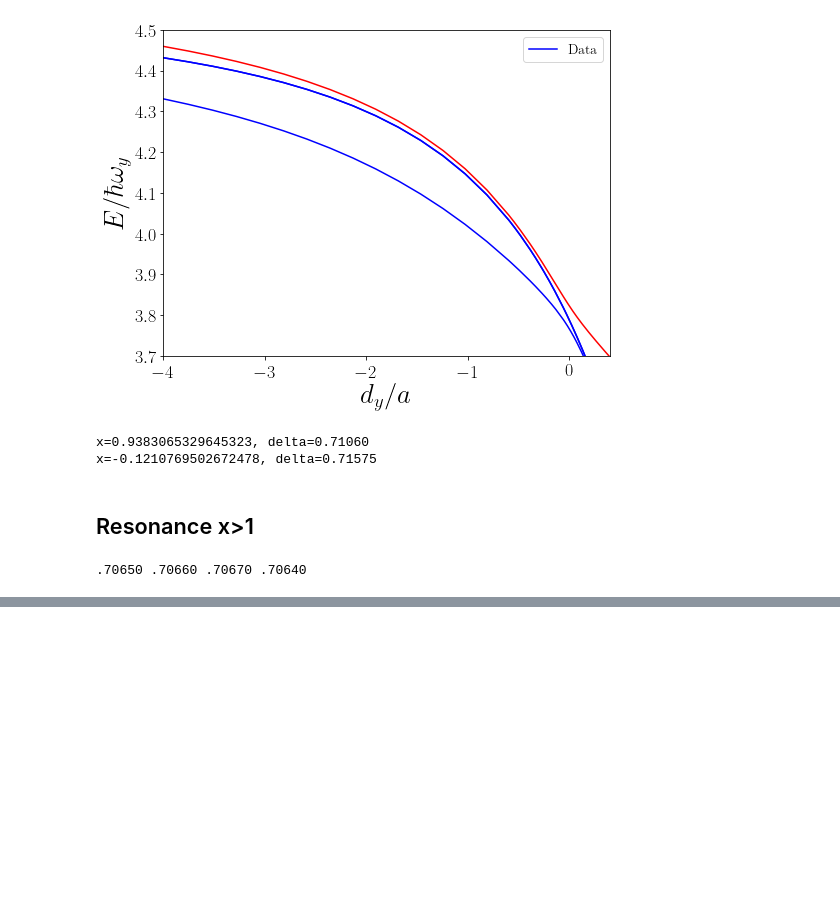
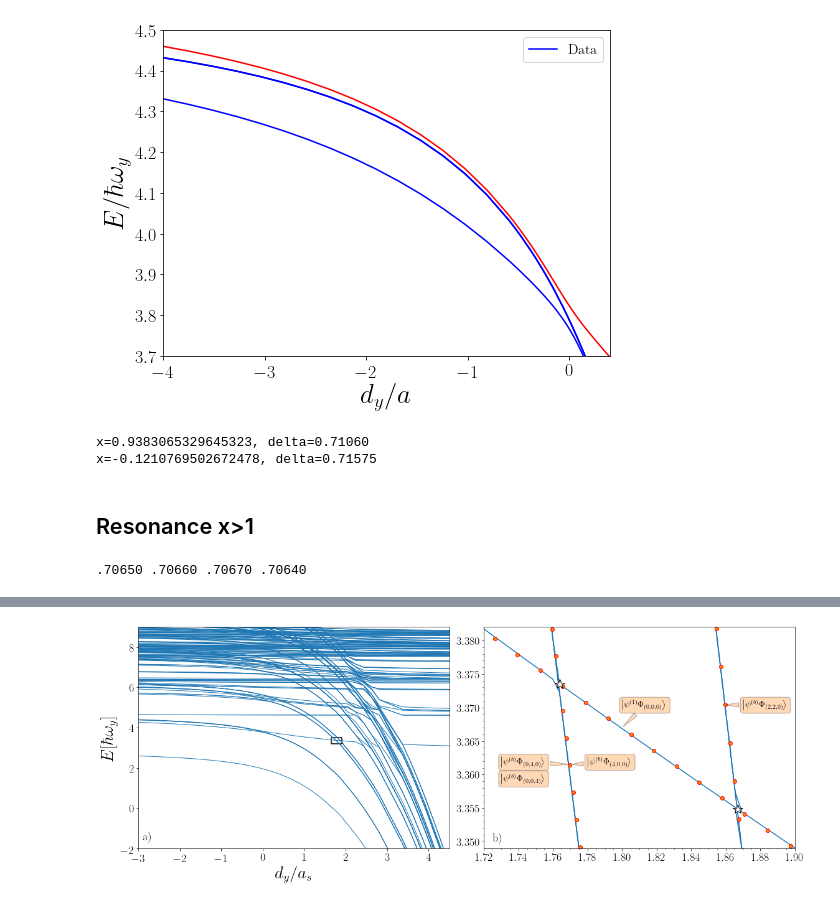
Before and after one commit to TsspGit/Ultracold_Atoms_src, a Jupyter notebook: Analysis/q3d/Energies_Analysis_4993_4993_4993.ipynb, the cells around one changed output, grey strips where cells are left out. Saved outputs shown, nothing was run; the diff lists cells and outputs as text; code cells hidden in the pictures; blank space fills up the shorter version.

```diff
--- a/Analysis/q3d/Energies_Analysis_4993_4993_4993.ipynb
+++ b/Analysis/q3d/Energies_Analysis_4993_4993_4993.ipynb
@@ -265,0 +237,82 @@ fig3.savefig('Results/Figures/Ix4993_Iy4993_Iz4993_Easc_Interpolation_v2.png', b
+# %%
+fig4, ax4 = plt.subplots(nrows=1, ncols=2, figsize=(16, 6))
+for i in range(least_bound_pos, least_bound_pos + 160):
+    ax4[0].plot(x, dic['nivel_{}'.format(i)]/wy, 'C0', lw=1)
+ax4[0].hlines(3.2, 1.65, 1.9, 'k')
+ax4[0].hlines(3.5, 1.65, 1.9, 'k')
+ax4[0].vlines(1.65, 3.2, 3.5, 'k')
+ax4[0].vlines(1.9, 3.2, 3.5, 'k')
+ax4[0].text(-2.9, -1.6, 'a)', fontsize=18)
+ax4[0].set_ylim(-2, 9)
+ax4[0].set_xlim(-3, 4.5)
+ax4[0].set_xlabel('$d_{y}/a_s$')
+ax4[0].set_ylabel('$E[\hbar \omega_{y}]$')
+
+####################################################################################################
+
+f1004 = trap_fit(dic, x, x_lims=(1.72, 1.9), y_lims=(3.349, 3.382) ,levels=(1004, 1010), wy=wy)/wy
+x1004 = np.linspace(1.7, 1.95, num=20)
+ax4[1].plot(x, dic['nivel_1004']/wy, 'C0', label='Adiabatic', zorder=1)
+ax4[1].scatter(x1004, np.polyval(f1004, x1004), edgecolor='r', facecolor='C1', label='Diabetic', zorder=2)
+
+# nivel 1005:
+ax4[1].plot(x, dic['nivel_1005']/wy, 'C0', zorder=1)
+
+# nivel 1006:
+ax4[1].plot(x, dic['nivel_1006']/wy, 'C0', zorder=1)
+
+# nivel 1007:
+ax4[1].plot(x, dic['nivel_1007']/wy, 'C0', zorder=1)
+f1007 = np.polyfit(x[(x < 1.74) & (x > 1.7)], np.array(dic['nivel_1007'])[(x < 1.74) & (x > 1.7)]/wy, deg=1)
+x1007 = np.linspace(1.6, 1.8, num=100)
+ax4[1].scatter(x1007, np.polyval(f1007, x1007), edgecolor='r', facecolor='C1', zorder=2)
+
+# nivel 1008:
+ax4[1].plot(x, dic['nivel_1008']/wy, 'C0', zorder=1)
+
+# nivel 1009:
+ax4[1].plot(x, dic['nivel_1009']/wy, 'C0', zorder=1)
+
+# nivel 1010:
+f1010 = np.polyfit(x[(x < 1.85) & (x > 1.8)], np.array(dic['nivel_1010'])[(x < 1.85) & (x > 1.8)]/wy, deg=1)
+x1010 = np.linspace(1.82, 1.95, num=50)
+ax4[1].plot(x, dic['nivel_1010']/wy, 'C0', zorder=1)
+ax4[1].scatter(x1010, np.polyval(f1010, x1010), edgecolor='r', facecolor='C1', zorder=2)
+
+# Crosses:
+##########
+ax4[1].plot(cross_points(f1004, f1007), np.polyval(f1004, cross_points(f1004, f1007)), 'w*', markersize=16, markeredgecolor='k', label='ICIR')
+ax4[1].plot(cross_points(f1004, f1010), np.polyval(f1004, cross_points(f1004, f1010)), 'w*', markersize=16, markeredgecolor='k')
+
+# States:
+#########
+ax4[1].annotate(r'$\left|\psi^{(1)} \Phi_{(0,0,0)}\right>$', xy=(1.80, 3.367), xytext=(1.80, 3.37), fontsize=14,
+             bbox=dict(boxstyle="round", alpha=0.3, facecolor='C1'),
+             arrowprops=dict(arrowstyle="wedge, tail_width=0.5", alpha=0.3, facecolor='C1'))
+
+ax4[1].annotate(r'$\left|\psi^{(b)} \Phi_{(0,0,4)}\right>$', xy=(1.770, 3.356), xytext=(1.73, 3.359), fontsize=14,
+             bbox=dict(boxstyle="round", alpha=0.3, facecolor='C1'))
+
+ax4[1].annotate(r'$\left|\psi^{(b)} \Phi_{(4,0,0)}\right>$', xy=(1.77, 3.3615), xytext=(1.78, 3.3615), fontsize=14,
+             bbox=dict(boxstyle="round", alpha=0.3, facecolor='C1'),
+             arrowprops=dict(arrowstyle="wedge, tail_width=0.5", alpha=0.3, facecolor='C1'))
+
+ax4[1].annotate(r'$\left|\psi^{(b)} \Phi_{(0,4,0)}\right>$', xy=(1.77, 3.3615), xytext=(1.73, 3.3615), fontsize=14,
+             bbox=dict(boxstyle="round", alpha=0.3, facecolor='C1'),
+             arrowprops=dict(arrowstyle="wedge, tail_width=0.5", alpha=0.3, facecolor='C1'))
+ax4[1].annotate(r'$\left|\psi^{(b)} \Phi_{(2,2,0)}\right>$', xy=(1.859, 3.3704), xytext=(1.87, 3.37), fontsize=14,
+             bbox=dict(boxstyle="round", alpha=0.3, facecolor='C1'),
+             arrowprops=dict(arrowstyle="wedge, tail_width=0.5", alpha=0.3, facecolor='C1'))
+
+
+ax4[1].set_xlabel('')
+ax4[1].set_ylabel('')
+ax4[1].text(1.725, 3.35, 'b)', fontsize=18)
+ax4[1].set_ylim(3.349, 3.382)
+ax4[1].set_xlim(1.72, 1.9)
+ax4[1].xaxis.set_minor_locator(AutoMinorLocator())
+ax4[1].yaxis.set_minor_locator(AutoMinorLocator())
+plt.tight_layout()
+
+fig4.savefig('Results/Figures/Ix4993_Iy4993_Iz4993_Spectrum_Zoom.png', bbox_inches="tight", dpi=200)
+# %% [output]
@@ -266,3 +320,4 @@ fig3.savefig('Results/Figures/Ix4993_Iy4993_Iz4993_Easc_Interpolation_v2.png', b
+[figure, added]
 # %%
 print(f'''Crosses between (x, E):
 * 1004-1007: ({cross_points(f1004, f1007)}, {np.polyval(f1004, cross_points(f1004, f1007))})
```
Also changed, not shown: parts of 14 cells of this notebook, 14 other files.
